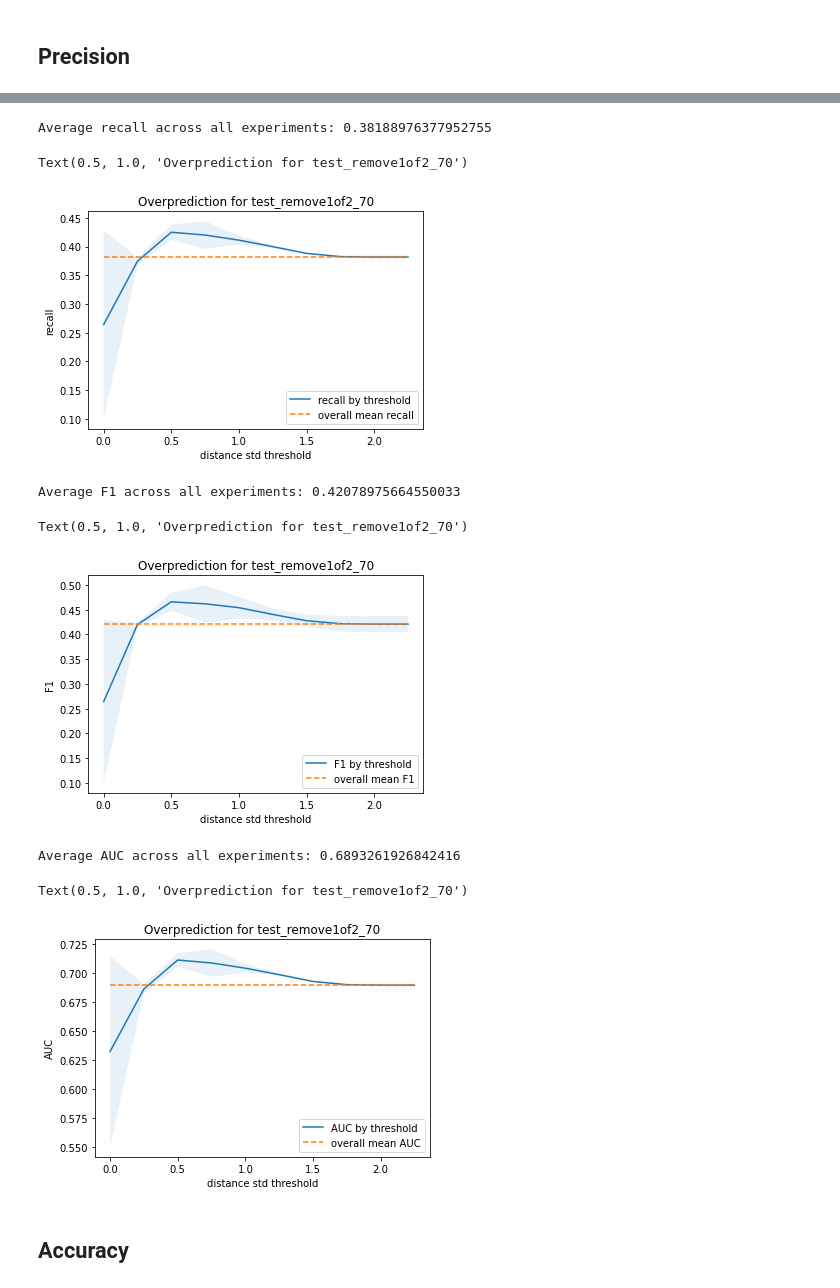
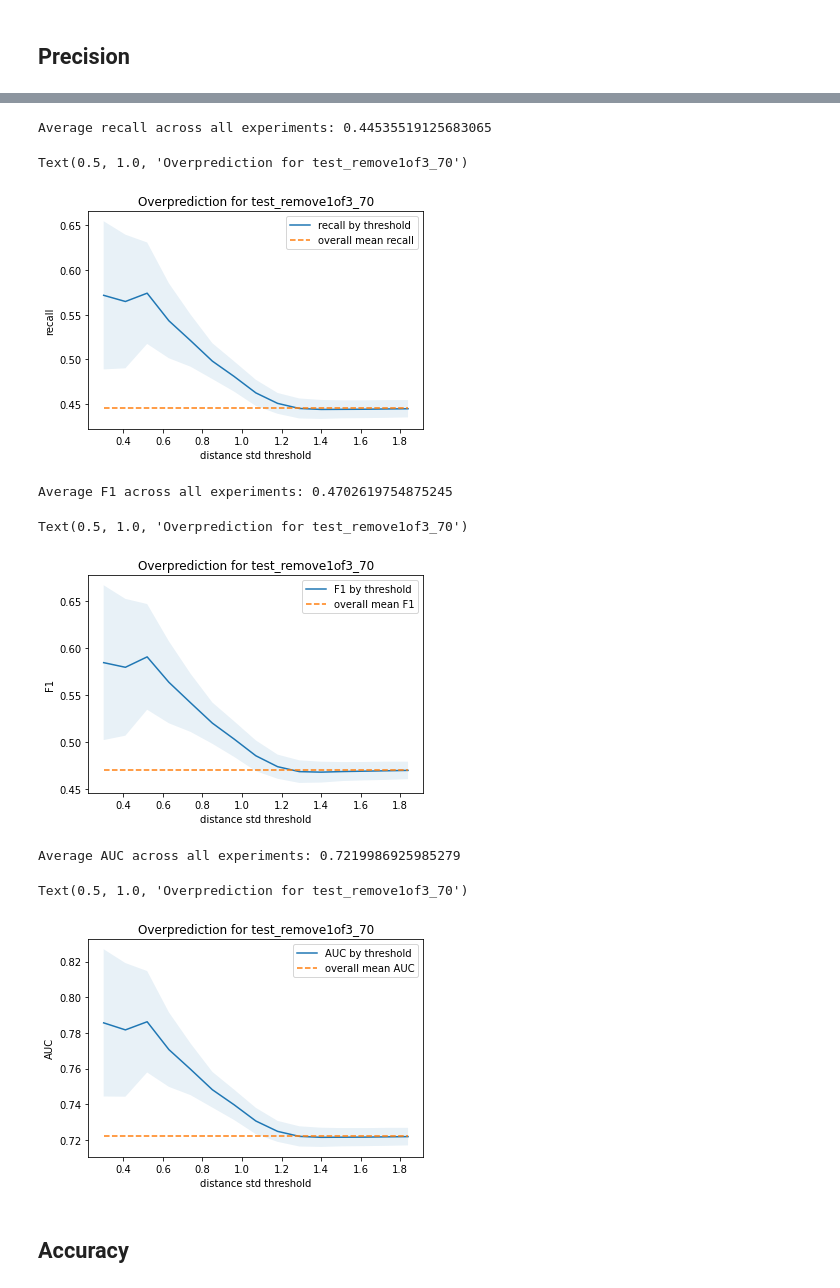
Before and after one commit to tttianhao/CLEAN, a Jupyter notebook: overprediction_remove1of3.ipynb, the cells around one changed output, grey strips where cells are left out. Cells and saved outputs as stored; diff of their text form; code cells hidden in the pictures.

```diff
--- a/overprediction_remove1of3.ipynb
+++ b/overprediction_remove1of3.ipynb
@@ -175,7 +177,7 @@ np.random.seed(1)
 models_experiments = [np.random.choice(8, 5, replace=False)
                       for i in range(args_N_experiment)]
 # %%
-MIN_STD = 0.0
+MIN_STD = 0.3
 MAX_STD = 2.5 # found emperically
 
 result_bin_per_experiment = []
@@ -222,5 +236,7 @@ for bin_i in range(args_N_bins):
         pre_rec_f1_roc_acc_std[i].append(metrics_std[i])
 # %% [markdown]
 ## Precision
+# %%
+plot_range = 15
 # %%
 print("Average precision across all experiments:", pre_all_avg)
@@ -250,78 +266,78 @@ Text(0.5, 1.0, 'Overprediction for test_remove1of2_70')
 # %%
 print("Average recall across all experiments:", rec_all_avg)
-rec_bin_mean = pre_rec_f1_roc_acc_mean[1]
-rec_bin_std = pre_rec_f1_roc_acc_std[1]
+rec_bin_mean = pre_rec_f1_roc_acc_mean[1][:plot_range]
+rec_bin_std = pre_rec_f1_roc_acc_std[1][:plot_range]
 
 confidence_range = [
     MIN_STD + i*(MAX_STD-MIN_STD)/args_N_bins
-    for i in range(args_N_bins)]
+    for i in range(args_N_bins)][:plot_range]
 # recall average over experiment, binned
 plt.plot(confidence_range, rec_bin_mean,
          label='recall by threshold')
 # average overall recall
-plt.plot(confidence_range, [rec_all_avg for i in range(args_N_bins)],
+plt.plot(confidence_range, [rec_all_avg for i in range(args_N_bins)][:plot_range],
          '--', label='overall mean recall')
 lower = np.array(rec_bin_mean) - np.array(rec_bin_std)
 upper = np.array(rec_bin_mean) + np.array(rec_bin_std)
 plt.fill_between(confidence_range, lower, upper, alpha=.1)
 plt.xlabel("distance std threshold")
 plt.ylabel("recall")
-plt.legend(loc='lower right')
+plt.legend(loc='upper right')
 plt.title("Overprediction for " + args_test_data)
 # %% [output]
-Average recall across all experiments: 0.38188976377952755
+Average recall across all experiments: 0.44535519125683065
-Text(0.5, 1.0, 'Overprediction for test_remove1of2_70')
+Text(0.5, 1.0, 'Overprediction for test_remove1of3_70')
-[figure, old version]
+[figure, new version]
 # %%
 print("Average F1 across all experiments:", f1_all_avg)
-f1_bin_mean = pre_rec_f1_roc_acc_mean[2]
-f1_bin_std = pre_rec_f1_roc_acc_std[2]
+f1_bin_mean = pre_rec_f1_roc_acc_mean[2][:plot_range]
+f1_bin_std = pre_rec_f1_roc_acc_std[2][:plot_range]
 
 confidence_range = [
     MIN_STD + i*(MAX_STD-MIN_STD)/args_N_bins
-    for i in range(args_N_bins)]
+    for i in range(args_N_bins)][:plot_range]
 # F1 average over experiment, binned
 plt.plot(confidence_range, f1_bin_mean,
          label='F1 by threshold')
 # average overall F1
-plt.plot(confidence_range, [f1_all_avg for i in range(args_N_bins)],
+plt.plot(confidence_range, [f1_all_avg for i in range(args_N_bins)][:plot_range],
          '--', label='overall mean F1')
 lower = np.array(f1_bin_mean) - np.array(f1_bin_std)
 upper = np.array(f1_bin_mean) + np.array(f1_bin_std)
 plt.fill_between(confidence_range, lower, upper, alpha=.1)
 plt.xlabel("distance std threshold")
 plt.ylabel("F1")
-plt.legend(loc='lower right')
+plt.legend(loc='upper right')
 plt.title("Overprediction for " + args_test_data)
 # %% [output]
-Average F1 across all experiments: 0.42078975664550033
+Average F1 across all experiments: 0.4702619754875245
-Text(0.5, 1.0, 'Overprediction for test_remove1of2_70')
+Text(0.5, 1.0, 'Overprediction for test_remove1of3_70')
-[figure, old version]
+[figure, new version]
 # %%
 print("Average AUC across all experiments:", roc_all_avg)
-auc_bin_mean = pre_rec_f1_roc_acc_mean[3]
-auc_bin_std = pre_rec_f1_roc_acc_std[3]
+auc_bin_mean = pre_rec_f1_roc_acc_mean[3][:plot_range]
+auc_bin_std = pre_rec_f1_roc_acc_std[3][:plot_range]
 
 confidence_range = [
     MIN_STD + i*(MAX_STD-MIN_STD)/args_N_bins
-    for i in range(args_N_bins)]
+    for i in range(args_N_bins)][:plot_range]
 # AUC average over experiment, binned
 plt.plot(confidence_range, auc_bin_mean,
          label='AUC by threshold')
 # average overall AUC
-plt.plot(confidence_range, [roc_all_avg for i in range(args_N_bins)],
+plt.plot(confidence_range, [roc_all_avg for i in range(args_N_bins)][:plot_range],
          '--', label='overall mean AUC')
 lower = np.array(auc_bin_mean) - np.array(auc_bin_std)
 upper = np.array(auc_bin_mean) + np.array(auc_bin_std)
 plt.fill_between(confidence_range, lower, upper, alpha=.1)
 plt.xlabel("distance std threshold")
 plt.ylabel("AUC")
-plt.legend(loc='lower right')
+plt.legend(loc='upper right')
 plt.title("Overprediction for " + args_test_data)
 # %% [output]
-Average AUC across all experiments: 0.6893261926842416
+Average AUC across all experiments: 0.7219986925985279
-Text(0.5, 1.0, 'Overprediction for test_remove1of2_70')
+Text(0.5, 1.0, 'Overprediction for test_remove1of3_70')
-[figure, old version]
+[figure, new version]
 # %% [markdown]
 ## Accuracy
 # %%
```
Also changed, not shown: parts of 4 cells of this notebook, 1 other file.
